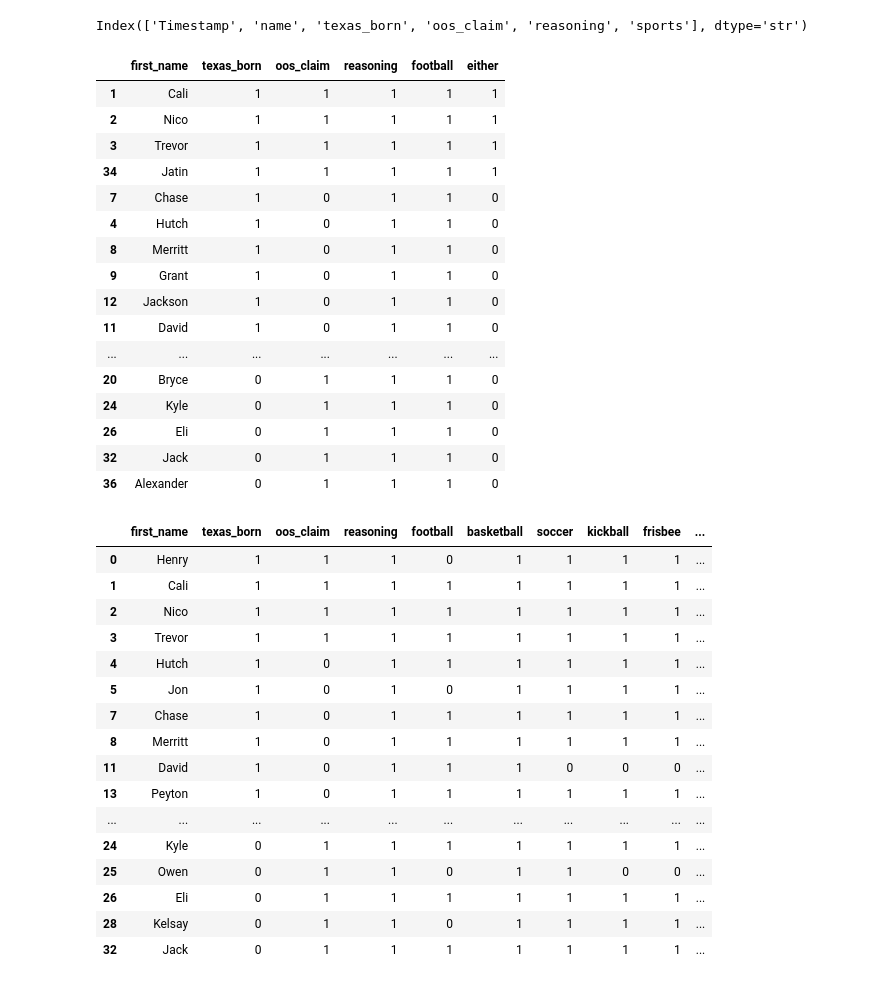
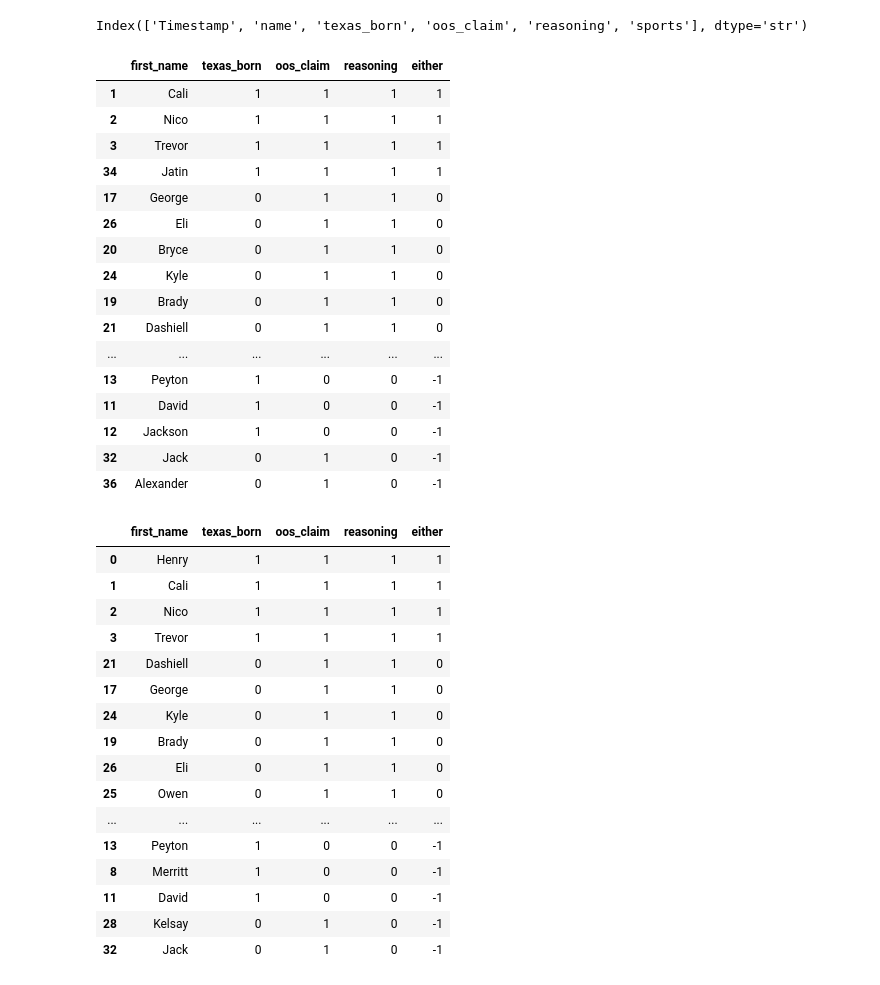
Before and after one commit to brycewi11iams/trinity_olympics, a Jupyter notebook: trinylmpics.ipynb, the cells around one changed output. Cells and saved outputs as stored; diff of their text form; code cells hidden in the pictures.

Commit message:
created rest of sport dfs

```diff
--- a/trinylmpics.ipynb
+++ b/trinylmpics.ipynb
@@ -25,7 +25,7 @@ df = df.rename(columns={
     'Were you born in Texas?':'texas_born',
     'Do you have any claim to being out of state?': 'oos_claim',
     'If so, how?': 'reasoning',
-    'Which sports would you want to play? \r\n(Obviously not binding)': 'sports'
+    'Which sports would you want to play? \n(Obviously not binding)': 'sports'
 })
 df.columns
 # %% [output]
@@ -61,50 +61,50 @@ df['reasoning'] = df['reasoning'].apply(lambda x: 1 if x!= 0 else 0)
 df['sports'] = df[sports_cols].sum(axis=1)
 # %%
 df_football = df[df['football'] == 1]
-df_football = df_football.drop(columns=['basketball', 'soccer', 'kickball', 'frisbee', 'volleyball','sports'])
-df_football['either'] = df_football.sum(axis=1, numeric_only=True) - 3
+df_football = df_football.drop(columns=['basketball', 'soccer', 'kickball', 'frisbee', 'volleyball','sports', 'football'])
+df_football['either'] = df_football.sum(axis=1, numeric_only=True) - 2
 df_football = df_football.sort_values('either', ascending=False)
 df_football
 # %% [output]
-|  | first_name | texas_born | oos_claim | reasoning | football | either |
-| 1 | Cali | 1 | 1 | 1 | 1 | 1 |
-| 2 | Nico | 1 | 1 | 1 | 1 | 1 |
-| 3 | Trevor | 1 | 1 | 1 | 1 | 1 |
-| 34 | Jatin | 1 | 1 | 1 | 1 | 1 |
-| 7 | Chase | 1 | 0 | 1 | 1 | 0 |
-| 4 | Hutch | 1 | 0 | 1 | 1 | 0 |
-| 8 | Merritt | 1 | 0 | 1 | 1 | 0 |
-| 9 | Grant | 1 | 0 | 1 | 1 | 0 |
-| 12 | Jackson | 1 | 0 | 1 | 1 | 0 |
-| 11 | David | 1 | 0 | 1 | 1 | 0 |
-| ... | ... | ... | ... | ... | ... | ... |
-| 20 | Bryce | 0 | 1 | 1 | 1 | 0 |
-| 24 | Kyle | 0 | 1 | 1 | 1 | 0 |
-| 26 | Eli | 0 | 1 | 1 | 1 | 0 |
-| 32 | Jack | 0 | 1 | 1 | 1 | 0 |
-| 36 | Alexander | 0 | 1 | 1 | 1 | 0 |
+|  | first_name | texas_born | oos_claim | reasoning | either |
+| 1 | Cali | 1 | 1 | 1 | 1 |
+| 2 | Nico | 1 | 1 | 1 | 1 |
+| 3 | Trevor | 1 | 1 | 1 | 1 |
+| 34 | Jatin | 1 | 1 | 1 | 1 |
+| 17 | George | 0 | 1 | 1 | 0 |
+| 26 | Eli | 0 | 1 | 1 | 0 |
+| 20 | Bryce | 0 | 1 | 1 | 0 |
+| 24 | Kyle | 0 | 1 | 1 | 0 |
+| 19 | Brady | 0 | 1 | 1 | 0 |
+| 21 | Dashiell | 0 | 1 | 1 | 0 |
+| ... | ... | ... | ... | ... | ... |
+| 13 | Peyton | 1 | 0 | 0 | -1 |
+| 11 | David | 1 | 0 | 0 | -1 |
+| 12 | Jackson | 1 | 0 | 0 | -1 |
+| 32 | Jack | 0 | 1 | 0 | -1 |
+| 36 | Alexander | 0 | 1 | 0 | -1 |
 # %%
 df_basketball = df[df['basketball'] == 1]
-df_basketball.drop(columns=[sports_cols]) #this doesn't work for some reason, I can't figure it out rn
+df_basketball = df_basketball.drop(columns=['football', 'basketball', 'soccer', 'kickball', 'frisbee', 'volleyball', 'sports'])
 df_basketball['either'] = df_basketball.sum(axis=1, numeric_only=True) - 2
 df_basketball = df_basketball.sort_values('either', ascending=False)
 df_basketball
 # %% [output]
-|  | first_name | texas_born | oos_claim | reasoning | football | basketball | soccer | kickball | frisbee | ... |
-| 0 | Henry | 1 | 1 | 1 | 0 | 1 | 1 | 1 | 1 | ... |
-| 1 | Cali | 1 | 1 | 1 | 1 | 1 | 1 | 1 | 1 | ... |
-| 2 | Nico | 1 | 1 | 1 | 1 | 1 | 1 | 1 | 1 | ... |
-| 3 | Trevor | 1 | 1 | 1 | 1 | 1 | 1 | 1 | 1 | ... |
-| 4 | Hutch | 1 | 0 | 1 | 1 | 1 | 1 | 1 | 1 | ... |
-| 5 | Jon | 1 | 0 | 1 | 0 | 1 | 1 | 1 | 1 | ... |
-| 7 | Chase | 1 | 0 | 1 | 1 | 1 | 1 | 1 | 1 | ... |
-| 8 | Merritt | 1 | 0 | 1 | 1 | 1 | 1 | 1 | 1 | ... |
-| 11 | David | 1 | 0 | 1 | 1 | 1 | 0 | 0 | 0 | ... |
-| 13 | Peyton | 1 | 0 | 1 | 1 | 1 | 1 | 1 | 1 | ... |
-| ... | ... | ... | ... | ... | ... | ... | ... | ... | ... | ... |
-| 24 | Kyle | 0 | 1 | 1 | 1 | 1 | 1 | 1 | 1 | ... |
-| 25 | Owen | 0 | 1 | 1 | 0 | 1 | 1 | 0 | 0 | ... |
-| 26 | Eli | 0 | 1 | 1 | 1 | 1 | 1 | 1 | 1 | ... |
-| 28 | Kelsay | 0 | 1 | 1 | 0 | 1 | 1 | 1 | 1 | ... |
-| 32 | Jack | 0 | 1 | 1 | 1 | 1 | 1 | 1 | 1 | ... |
+|  | first_name | texas_born | oos_claim | reasoning | either |
+| 0 | Henry | 1 | 1 | 1 | 1 |
+| 1 | Cali | 1 | 1 | 1 | 1 |
+| 2 | Nico | 1 | 1 | 1 | 1 |
+| 3 | Trevor | 1 | 1 | 1 | 1 |
+| 21 | Dashiell | 0 | 1 | 1 | 0 |
+| 17 | George | 0 | 1 | 1 | 0 |
+| 24 | Kyle | 0 | 1 | 1 | 0 |
+| 19 | Brady | 0 | 1 | 1 | 0 |
+| 26 | Eli | 0 | 1 | 1 | 0 |
+| 25 | Owen | 0 | 1 | 1 | 0 |
+| ... | ... | ... | ... | ... | ... |
+| 13 | Peyton | 1 | 0 | 0 | -1 |
+| 8 | Merritt | 1 | 0 | 0 | -1 |
+| 11 | David | 1 | 0 | 0 | -1 |
+| 28 | Kelsay | 0 | 1 | 0 | -1 |
+| 32 | Jack | 0 | 1 | 0 | -1 |
 # %%
```
Also changed, not shown: parts of 5 cells of this notebook.
